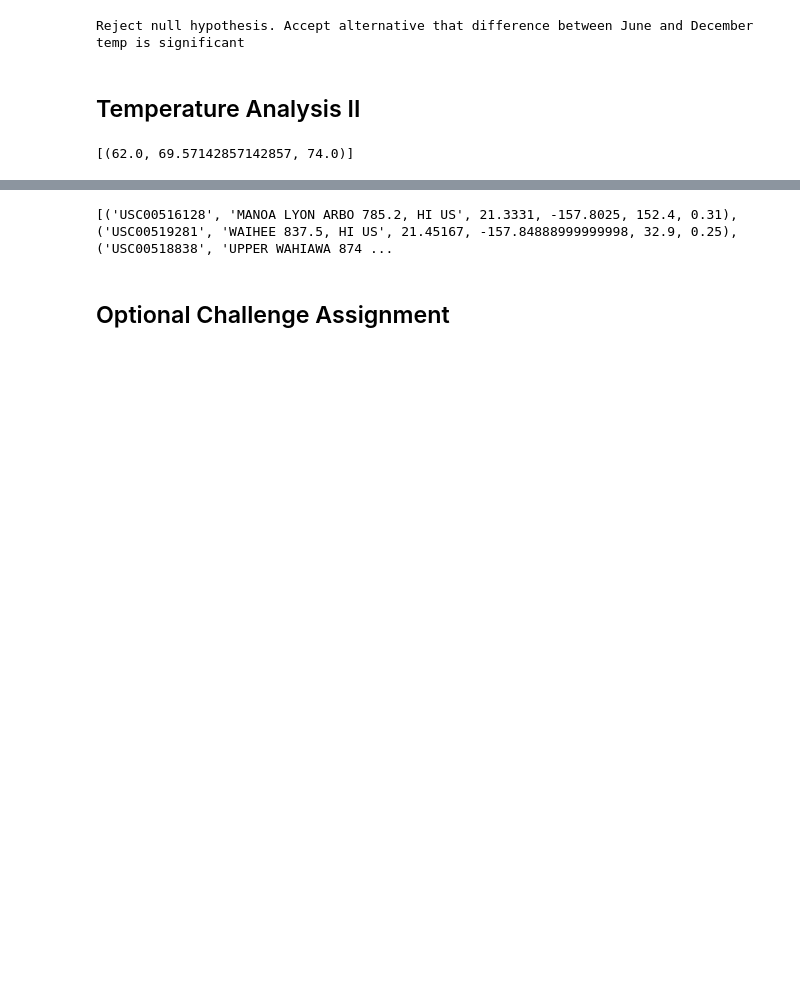
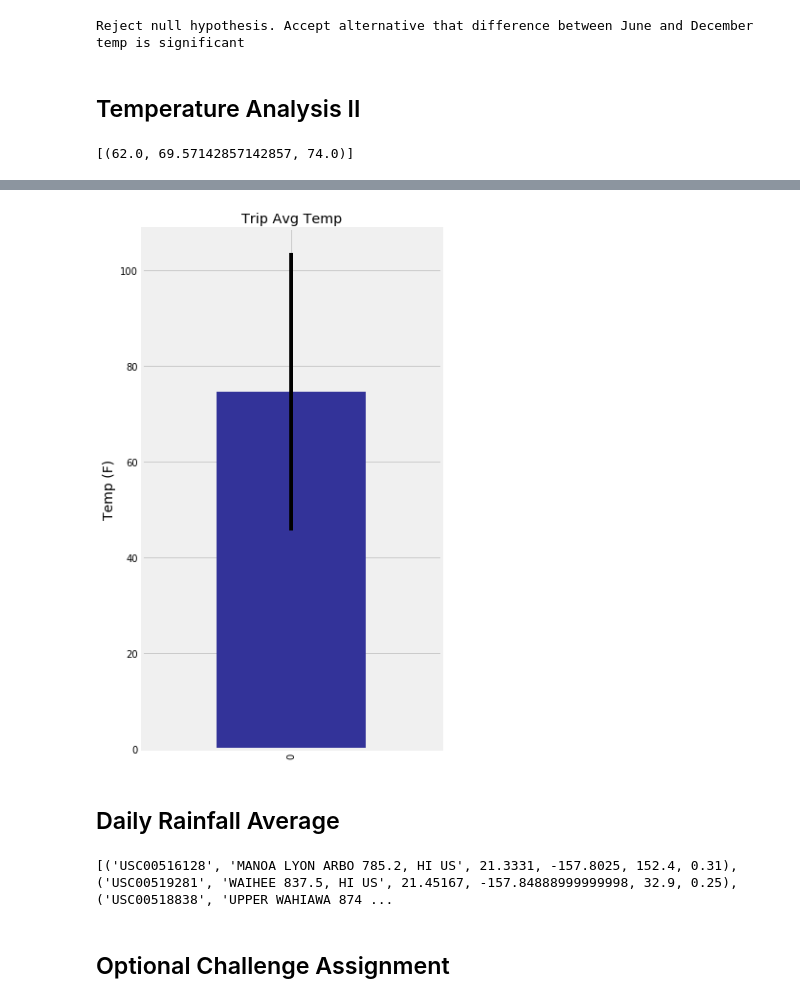
Before and after one commit to gsolohy/sqlalchemy-challenge, a Jupyter notebook: climate_starter.ipynb, the cells around one changed output, grey strips where cells are left out. Drawn from its saved outputs; the diff is of its cells as text; code cells hidden in the pictures; blank space fills up the shorter version.

```diff
--- a/climate_starter.ipynb
+++ b/climate_starter.ipynb
@@ -250,4 +250,4 @@ print(calc_temps('2012-02-28', '2012-03-05'))
 # %%
 # Use your previous function `calc_temps` to calculate the tmin, tavg, and tmax
 # for your trip using the previous year's data for those same dates.
-calc_temps(last_12mo,latest_date)
+trip_temp = calc_temps(last_12mo,latest_date)
@@ -258,3 +256,4 @@ calc_temps(last_12mo,latest_date)
 # Use "Trip Avg Temp" as your Title
 # Use the average temperature for the y value
 # Use the peak-to-peak (tmax-tmin) value as the y error bar (yerr)
+trip_temp_df = pd.DataFrame(trip_temp, columns=['tmin','tavg','tmax'])
@@ -264,3 +260,14 @@ calc_temps(last_12mo,latest_date)
+# %%
+trip_temp_df['tavg'].plot.bar(title='Trip Avg Temp',colormap='terrain',figsize=(5,10),
+                              yerr=trip_temp_df['tmax']-trip_temp_df['tmin'])
+
+plt.ylabel('Temp (F)',fontsize=14)
+plt.savefig('Images/Plot03_Trip_Avg_Temp.png')
+plt.show()
+# %% [output]
+[figure, added]
+# %% [markdown]
+## Daily Rainfall Average
 # %%
 # Calculate the total amount of rainfall per weather station for your trip dates using the previous year's matching dates.
 # Sort this in descending order by precipitation amount and list the station, name, latitude, longitude, and elevation
```
Also changed, not shown: parts of 2 cells of this notebook, 2 other files.
